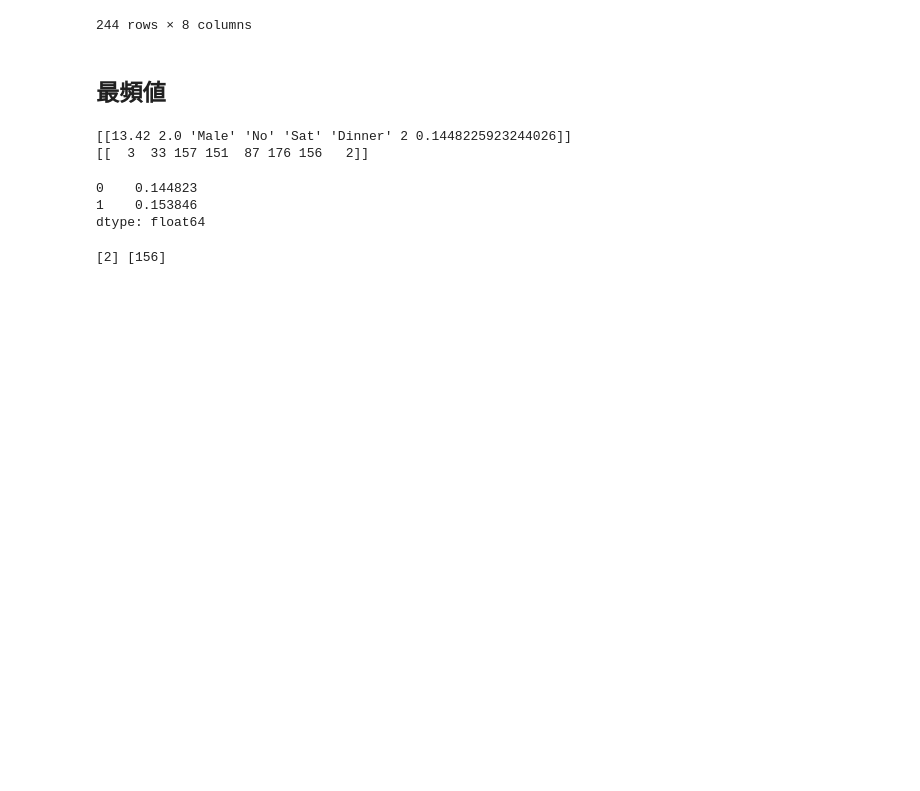
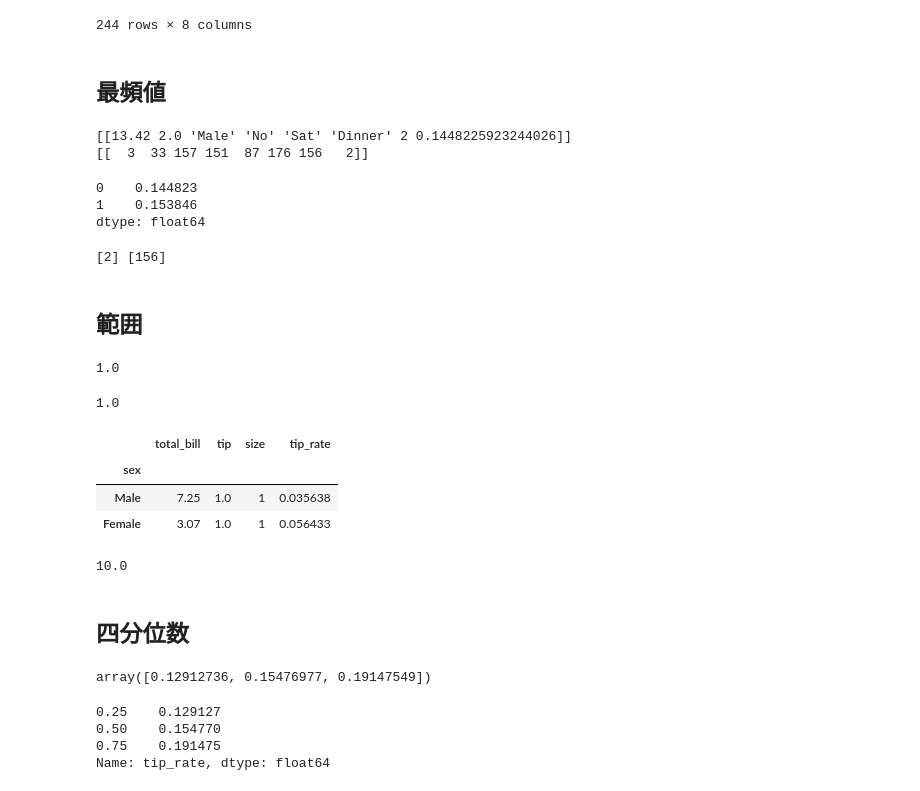
Before and after one commit to Ito-01-20/statistics_practice, a Jupyter notebook: statistics.ipynb, the cells around one changed output. Saved outputs shown, nothing was run; the diff lists cells and outputs as text; code cells hidden in the pictures; blank space fills up the shorter version.

```diff
--- a/statistics.ipynb
+++ b/statistics.ipynb
@@ -140,3 +141,37 @@ mode, count = stats.mode(df['size'])
 print(mode, count)
 # %% [output]
 [2] [156]
+# %% [markdown]
+## 範囲
+# %%
+np.min(df['tip'])
+# %% [output]
+1.0
+# %%
+df['tip'].min()
+# %% [output]
+1.0
+# %%
+df.groupby('sex').min()
+# %% [output]
+|  | total_bill | tip | size | tip_rate |
+| sex |  |  |  |  |
+| Male | 7.25 | 1.0 | 1 | 0.035638 |
+| Female | 3.07 | 1.0 | 1 | 0.056433 |
+# %%
+np.max(df['tip'])
+# %% [output]
+10.0
+# %% [markdown]
+## 四分位数
+# %%
+np.quantile(df['tip_rate'], [0.25, 0.5, 0.75])
+# %% [output]
+array([0.12912736, 0.15476977, 0.19147549])
+# %%
+df['tip_rate'].quantile([0.25, 0.5, 0.75])
+# %% [output]
+0.25    0.129127
+0.50    0.154770
+0.75    0.191475
+Name: tip_rate, dtype: float64
```
Also changed, not shown: parts of 9 cells of this notebook.
